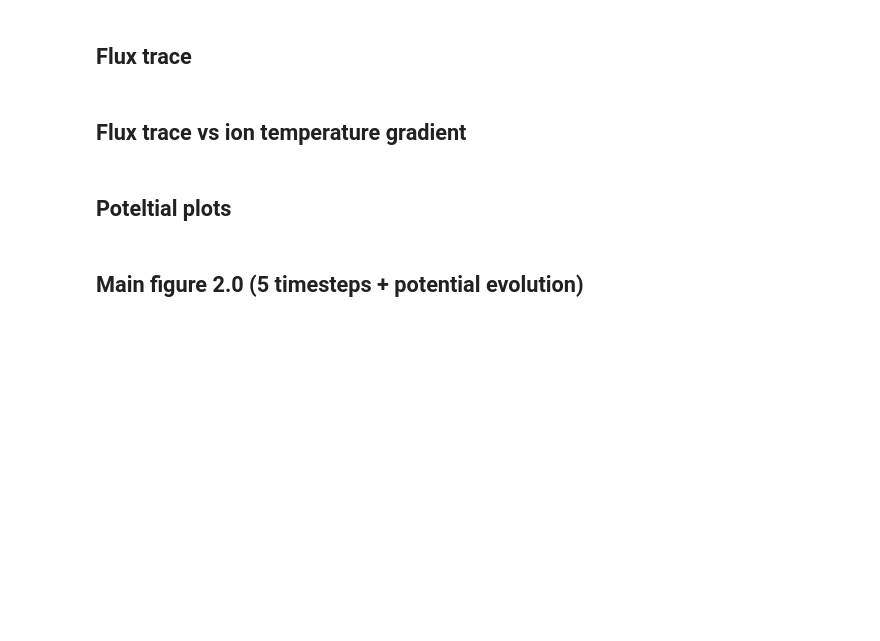
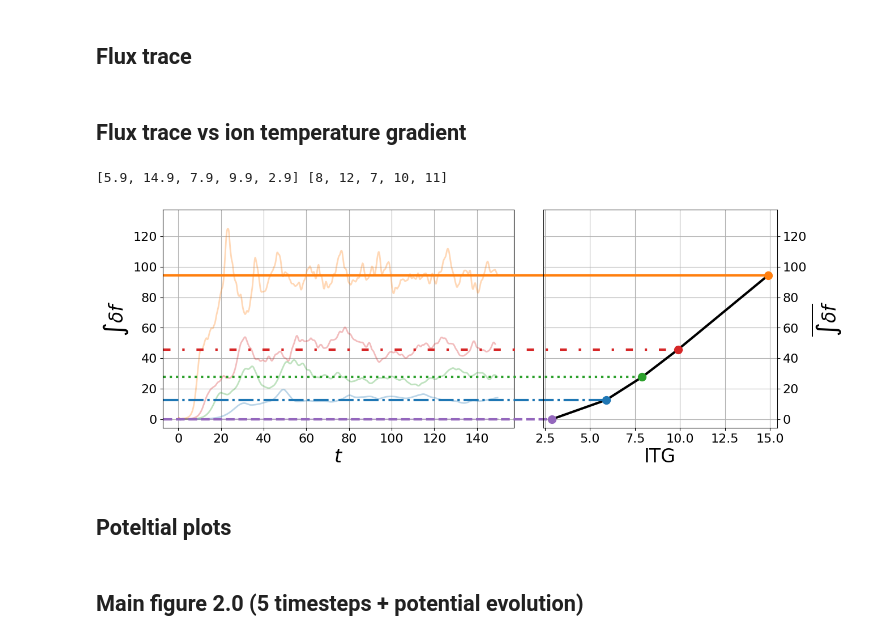
Before and after one commit to ml-jku/neural-gyrokinetics, a Jupyter notebook: notebooks/paper_plotting.ipynb, the cells around one changed output. Drawn from its saved outputs; the diff is of its cells as text; code cells hidden in the pictures; blank space fills up the shorter version.

Commit message:
dump and plotting notebook

```diff
--- a/notebooks/paper_plotting.ipynb
+++ b/notebooks/paper_plotting.ipynb
@@ -539,20 +539,21 @@ def parse_input_dat(file_path):
     return parsed_data
 
 
-file_idxs = [13, 4, 5, 6, 12]
+file_idxs = [8, 12, 7, 10, 11]
 
 fig, (ax1, ax2) = plt.subplots(
     1, 2, figsize=(14, 5), gridspec_kw={"width_ratios": [6, 4]}
 )
 fig.subplots_adjust(wspace=0.1)
-cmap = colormaps["tab20"]
-line_styles = ["-", "--", "-.", ":", (0, (3, 5, 1, 5))]
+cmap = colormaps["tab10"]
+line_styles = ["--", "-.", "-", ":", (0, (3, 5, 1, 5))]
 
+used_styles = []
 ion_temp_grads = []
 avg_fluxes = []
 flux_values = []
-for i in file_idxs:
-    directory = f"/system/user/publicdata/gyrokinetics/raw/cyclone{i}_2"
+for f_idx, i in enumerate(file_idxs):
+    directory = f"/restricteddata/ukaea/gyrokinetics/raw/cyclone{i}_2"
     # Input file names
     filename = "Poten00000200"
 
@@ -566,17 +567,20 @@ for i in file_idxs:
     ion_temp_grad = config["SPECIES"]["rlt"]
 
     idxs = time < 150
-    line_style = line_styles[(i - 4) % len(line_styles)]
+    avg_idxs = np.bitwise_and(20 < time, time < 150)
+    color = cmap(f_idx)
+    line_style = line_styles[(f_idx - 4) % len(line_styles)]
+    used_styles.append(f_idx)
     ax1.plot(
         time[idxs],
         fluxes[idxs, 1],
         lw=2,
         label=f"ITG={ion_temp_grad:.1f}",
-        c=cmap(i),
-        alpha=0.4,
+        c=color,
+        alpha=0.3,
     )
     # Add a straight line for the average flux
-    avg_flux = np.mean(fluxes[idxs, 1])
+    avg_flux = np.mean(fluxes[avg_idxs, 1])
     # ax1.axhline(
     #     avg_flux,
     #     color=cmap(i),
@@ -589,57 +593,62 @@ for i in file_idxs:
     avg_fluxes.append(avg_flux)
     flux_values.extend(list(fluxes[idxs, 1]))
 
-print(ion_temp_grads)
+print(ion_temp_grads, file_idxs)
 
 y_min = min(flux_values)
 y_max = max(flux_values)
 
-ax1.set_ylim(y_min, y_max)
-ax2.set_ylim(y_min, y_max)
+ax1.set_ylim(y_min - 5, y_max + y_max * 0.1)
+ax2.set_ylim(y_min - 5, y_max + y_max * 0.1)
 ax2.set_xlim(min(ion_temp_grads) - 0.5, max(ion_temp_grads) + 0.5)
 
 ax1.grid()
-ax1.set_xlabel(r"$t$", fontsize=20)
-ax1.set_ylabel(r"$\int \delta f$", fontsize=20)
-ax1.tick_params(labelsize=14)
+ax1.set_xlabel(r"$t$", fontsize=24)
+ax1.set_ylabel(r"$\int \delta f$", fontsize=24)
+ax1.tick_params(labelsize=16)
 
 sorted_indices = np.argsort(ion_temp_grads)
 ion_temp_grads = np.array(ion_temp_grads)[sorted_indices]
+used_styles = np.array(used_styles)[sorted_indices]
 avg_fluxes = np.array(avg_fluxes)[sorted_indices]
 file_idxs = np.array(file_idxs)[sorted_indices]
 ax2.plot(
     ion_temp_grads,
     avg_fluxes,
     "o-",
     lw=3,
     color="k",
     label="Ion Temp Grad vs Avg Flux",
 )
 
-for itg, avg_flux, i in zip(ion_temp_grads, avg_fluxes, file_idxs):
+for itg, avg_flux, f_idx in zip(ion_temp_grads, avg_fluxes, used_styles):
     ax2.hlines(
         avg_flux,
-        xmin=-21.35,
+        xmin=-18.70,
         # xmin=-6.35,
         xmax=itg,
-        color=cmap(i),
-        linestyle=line_styles[(i - 4) % len(line_styles)],
+        color=cmap(f_idx),
+        linestyle=line_styles[(f_idx - 4) % len(line_styles)],
         alpha=1.0,
         linewidth=3,
         clip_on=False,
     )
     # mid_point = 3.05
     # t = ax2.text(mid_point, avg_flux, f"{itg:.1f}", color=cmap(i), fontsize=14, ha="center", va="center")
     # t.set_bbox(dict(facecolor="white", alpha=0.8, edgecolor="black"))
+    ax2.plot([itg], [avg_flux], "o", color=cmap(f_idx), ms=10)
 
 ax2.grid()
-ax2.set_xlabel(r"ITG", fontsize=20)
-ax2.tick_params(labelsize=14)
-ax2.set_ylabel(r"$\overline{\int \delta f}$", fontsize=20)
+ax2.set_xlabel(r"ITG", fontsize=24)
+ax2.tick_params(labelsize=16)
+ax2.set_ylabel(r"$\overline{\int \delta f}$", fontsize=24)
 ax2.yaxis.tick_right()
 ax2.yaxis.set_label_position("right")
 
-fig.savefig("fluxes_itg.svg", bbox_inches="tight")
+fig.savefig("fluxes_itg.pdf", bbox_inches="tight")
+# %% [output]
+[5.9, 14.9, 7.9, 9.9, 2.9] [8, 12, 7, 10, 11]
+[figure, added]
 # %% [markdown]
 ## Poteltial plots
 # %%
```
Also changed, not shown: 1 other file.
